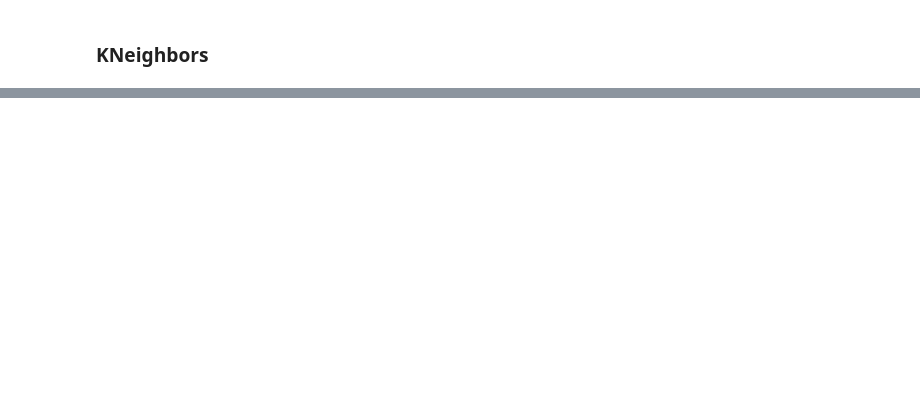
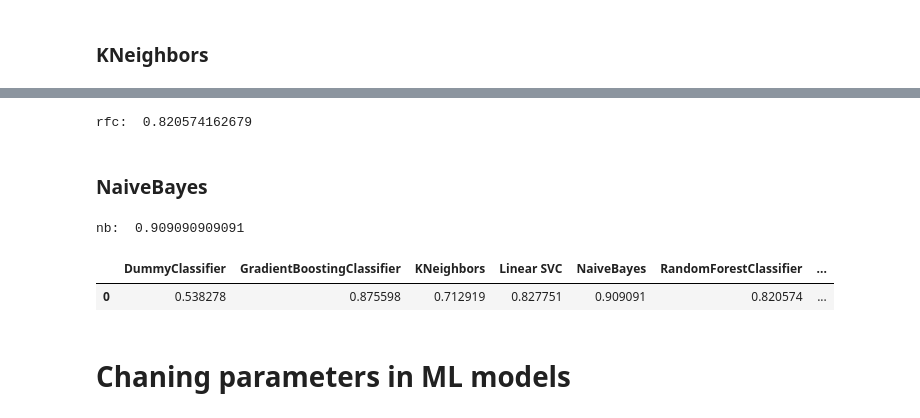
Before and after one commit to kaczikrol/Titanic_Machine_Learning_from_Disaster_kaggle, a Jupyter notebook: Titanic.ipynb, the cells around one changed output, grey strips where cells are left out. Drawn from its saved outputs; the diff is of its cells as text; code cells hidden in the pictures; blank space fills up the shorter version.

```diff
--- a/Titanic.ipynb
+++ b/Titanic.ipynb
@@ -457,0 +520,5 @@ ImportError: No module named 'xgboost'
+# %%
+gbc = GradientBoostingClassifier()
+gbc.fit(X_train, y_train)
+gbc_predict = gbc.predict(X_test)
+print("gbc: ", accuracy_score(y_test, gbc_predict))
@@ -457,0 +531,9 @@ ImportError: No module named 'xgboost'
+# %%
+rfc = RandomForestClassifier()
+rfc.fit(X_train, y_train)
+rfc_predict = rfc.predict(X_test)
+print("rfc: ", accuracy_score(y_test, rfc_predict))
+# %% [output]
+rfc:  0.820574162679
+# %% [markdown]
+### NaiveBayes
@@ -457,0 +542,23 @@ ImportError: No module named 'xgboost'
+# %%
+nb = GaussianNB()
+nb.fit(X_train, y_train)
+nb_predict = nb.predict(X_test)
+print("nb: ", accuracy_score(y_test, nb_predict))
+# %% [output]
+nb:  0.909090909091
+# %%
+models = {"DummyClassifier":accuracy_score(y_test, base_cls_predict),
+         "SVC":accuracy_score(y_test, svc_predict),
+         "Linear SVC":accuracy_score(y_test, lin_svc_predict),
+         "KNeighbors":knn_scores.ix[9].values,
+         "GradientBoostingClassifier":accuracy_score(y_test, gbc_predict),
+         "RandomForestClassifier":accuracy_score(y_test, rfc_predict),
+         "NaiveBayes":accuracy_score(y_test, nb_predict),}
+# %%
+models = pd.DataFrame(models)
+models
+# %% [output]
+|  | DummyClassifier | GradientBoostingClassifier | KNeighbors | Linear SVC | NaiveBayes | RandomForestClassifier | ... |
+| 0 | 0.538278 | 0.875598 | 0.712919 | 0.827751 | 0.909091 | 0.820574 | ... |
+# %% [markdown]
+# Chaning parameters in ML models
```
Also changed, not shown: parts of 28 cells of this notebook.
